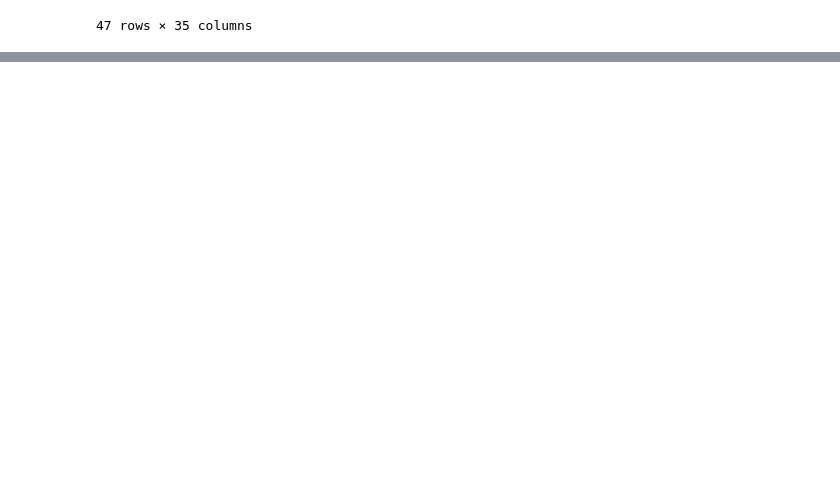
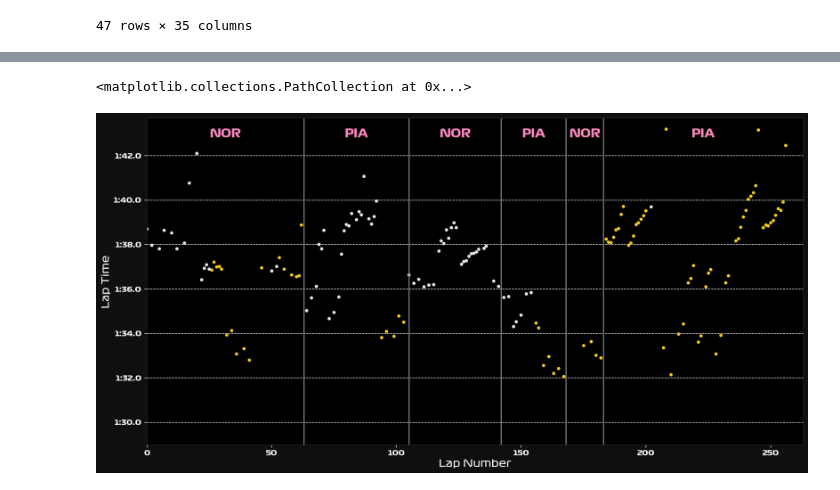
Before and after one commit to AreaXimus1/f1-data, a Jupyter notebook: Other/testing.ipynb, the cells around one changed output, grey strips where cells are left out. Saved outputs shown, nothing was run; the diff lists cells and outputs as text; code cells hidden in the pictures; blank space fills up the shorter version.

```diff
--- a/Other/testing.ipynb
+++ b/Other/testing.ipynb
@@ -801,0 +912,57 @@ all_laps_by_team["McLaren"].tail()
+# %%
+current_team = "Alpine"
+current_team_data = all_laps_by_team[current_team]
+current_team_colour = team_colours[current_team]
+
+plt.figure(figsize=(16, 8), dpi=120, facecolor="#0F0F0F")
+plt.yticks(color="white", fontsize=10, fontname="Formula1")
+plt.xticks(fontsize=10, color="white", fontname="Formula1")
+plt.xlabel("Lap Number", fontsize=14, color="white", fontname="Formula1")
+plt.ylabel("Lap Time", fontsize=14, color="white", fontname="Formula1")
+
+
+ax = plt.gca()
+ax.patch.set_facecolor("#000000")
+
+ax.set_axisbelow(True)
+ax.yaxis.grid(True, which="major", linestyle="--", color="white", zorder=-1000)
+plt.ylim(bottom=0.00103, top=0.0012)
+plt.xlim(0, 263)
+
+plt.text(31.5, 0.00119, "NOR", fontsize=16, fontname="Formula1",
+         horizontalalignment='center', color=current_team_colour)
+plt.axvline(x=63, label='axvline - full height', color="grey")
+plt.text(84, 0.00119, "PIA", fontsize=16, fontname="Formula1",
+         horizontalalignment='center', color=current_team_colour)
+plt.axvline(x=105, label='axvline - full height', color="grey")
+
+plt.text(123.5, 0.00119, "NOR", fontsize=16, fontname="Formula1",
+         horizontalalignment='center', color=current_team_colour)
+plt.axvline(x=142, label='axvline - full height', color="grey")
+plt.text(155, 0.00119, "PIA", fontsize=16, fontname="Formula1",
+         horizontalalignment='center', color=current_team_colour)
+plt.axvline(x=168, label='axvline - full height', color="grey")
+
+
+plt.text(175.5, 0.00119, "NOR", fontsize=16, fontname="Formula1",
+         horizontalalignment='center', color=current_team_colour)
+plt.axvline(x=183, label='axvline - full height', color="grey")
+plt.text(223, 0.00119, "PIA", fontsize=16, fontname="Formula1",
+         horizontalalignment='center', color=current_team_colour)
+
+
+medium_tyres = current_team_data[current_team_data["Compound"] == "MEDIUM"]
+hard_tyres = current_team_data[current_team_data["Compound"] == "HARD"]
+
+
+ax.scatter(
+    medium_tyres.index, medium_tyres.LapTime, s=12,
+    color=tyre_colours["medium"],
+)
+ax.scatter(
+    hard_tyres.index, hard_tyres.LapTime, s=12,
+    color=tyre_colours["hard"],
+)
+# %% [output]
+<matplotlib.collections.PathCollection at 0x...>
+[figure, added]
```
Also changed, not shown: parts of 9 cells of this notebook, 17 other files.
